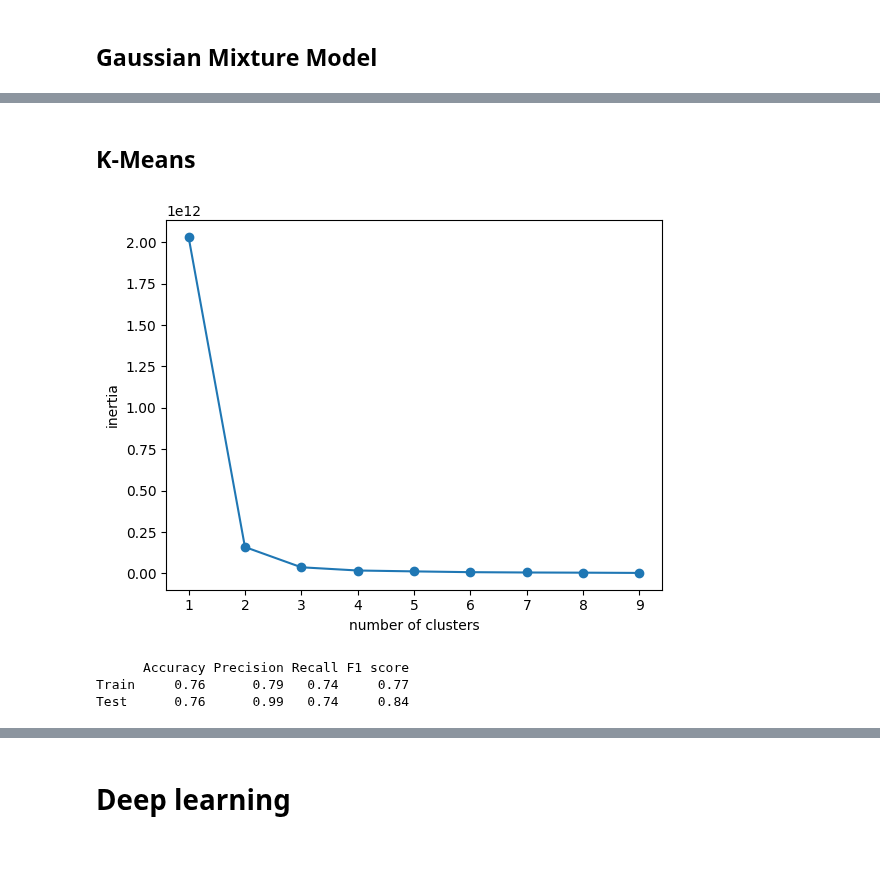
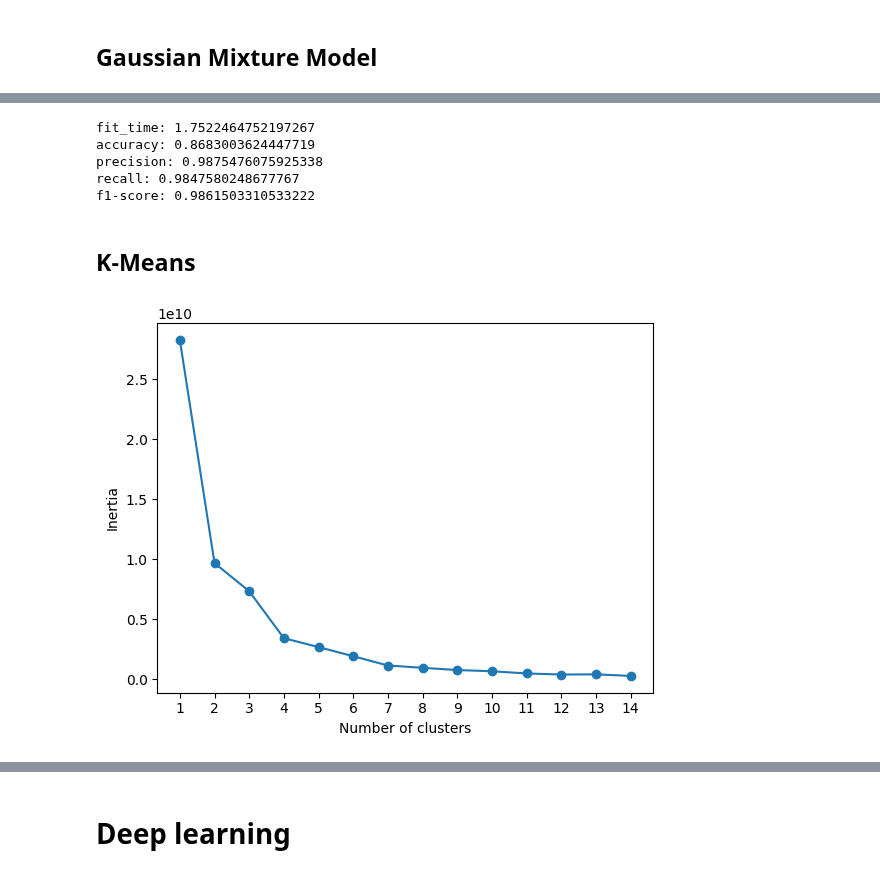
Before and after one commit to phoenixday/ml-algorithms, a Jupyter notebook: network-anomaly-detection.ipynb, the cells around one changed output, grey strips where cells are left out. Saved outputs shown, nothing was run; the diff lists cells and outputs as text; code cells hidden in the pictures.

```diff
--- a/network-anomaly-detection.ipynb
+++ b/network-anomaly-detection.ipynb
@@ -575,0 +548,14 @@ Test      0.90      0.99   0.99     0.99
+# %%
+from sklearn.mixture import GaussianMixture
+
+n_clusters = range(1, 15)
+bics = []
+for k in n_clusters:
+    gmm = GaussianMixture(n_components=k, random_state=42)
+    gmm.fit(normal)
+    bics.append(gmm.bic(normal))
+
+plt.plot(n_clusters, bics, marker='o')
+plt.xlabel('Number of clusters')
+plt.ylabel('BIC Score')
+plt.show()
@@ -576,48 +564,29 @@ Test      0.90      0.99   0.99     0.99
+# %%
+model = GaussianMixture(n_components=3, random_state=42)
+train_test_model(model, gaussian_mixture_model=True)
+# %% [output]
+fit_time: 1.7522464752197267
+accuracy: 0.8683003624447719
+precision: 0.9875476075925338
+recall: 0.9847580248677767
+f1-score: 0.9861503310533222
 # %% [markdown]
 ## K-Means
 # %%
 # finding the optimal number of clusters using an elbow method
 from sklearn.cluster import KMeans
 
-ks = range(1, 10)
+n_clusters = range(1, 15)
 inertias = []
-for k in ks:
+for k in n_clusters:
     kmeans = KMeans(n_clusters=k, n_init='auto')
-    # Fit model to samples
-    kmeans.fit(X_train)
-    # Append the inertia to the list of inertias
+    kmeans.fit(normal)
     inertias.append(kmeans.inertia_)
 
-# Plot ks vs inertias
-plt.plot(ks, inertias, '-o')
-plt.xlabel('number of clusters')
-plt.ylabel('inertia')
-plt.xticks(ks)
+plt.plot(n_clusters, inertias, marker='o')
+plt.xlabel('Number of clusters')
+plt.ylabel('Inertia')
+plt.xticks(n_clusters)
 plt.show()
 # %% [output]
-[figure, old version]
+[figure, new version]
-# %%
-from sklearn.cluster import KMeans
-from scipy.spatial.distance import cdist
-
-kmeans = KMeans(n_clusters=1, n_init='auto') # using only one cluster, it gives better results
-
-labels = kmeans.fit_predict(X_train)
-# anomalies are far from the clusters' centers
-centroids = kmeans.cluster_centers_
-distances = cdist(X_train, centroids, 'euclidean')
-min_distances = distances[np.arange(len(distances)), labels]
-threshold = np.percentile(min_distances, 50)
-pred1 = np.array([0 if d > threshold else 1 for d in min_distances])
-
-labels = kmeans.predict(X_test)
-centroids = kmeans.cluster_centers_
-distances = cdist(X_test, centroids, 'euclidean')
-min_distances = distances[np.arange(len(distances)), labels]
-pred2 = np.array([0 if d > threshold else 1 for d in min_distances])
-
-print_stats(y_train, pred1, y_test, pred2, "KMeans on the test set")
-# %% [output]
-      Accuracy Precision Recall F1 score
-Train     0.76      0.79   0.74     0.77
-Test      0.76      0.99   0.74     0.84
```
Also changed, not shown: parts of 42 cells of this notebook.
